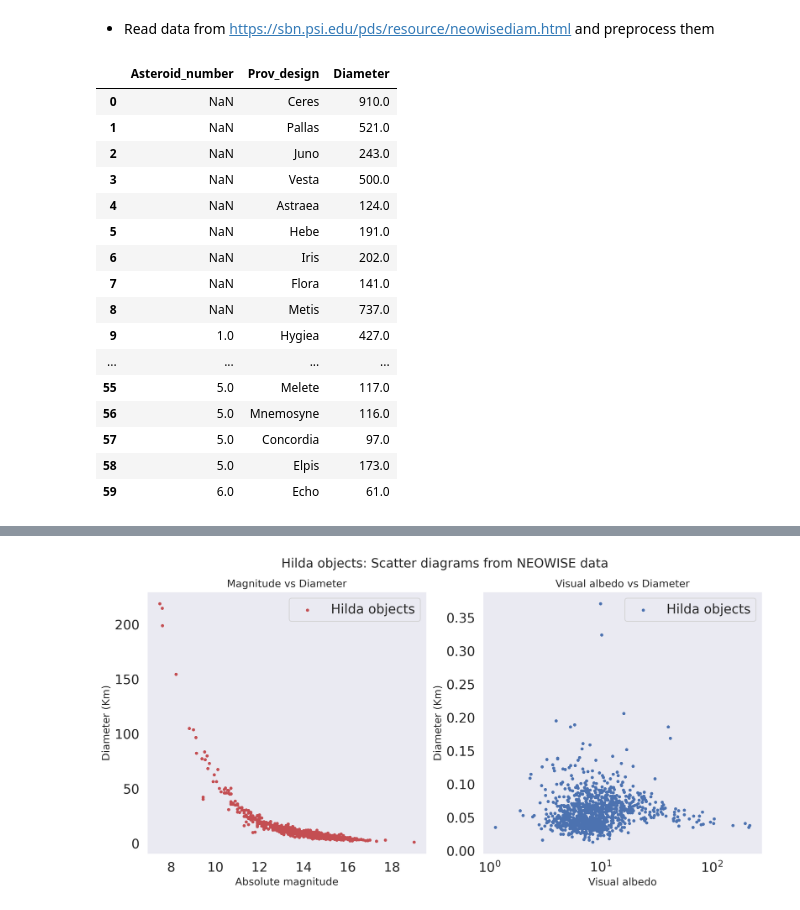
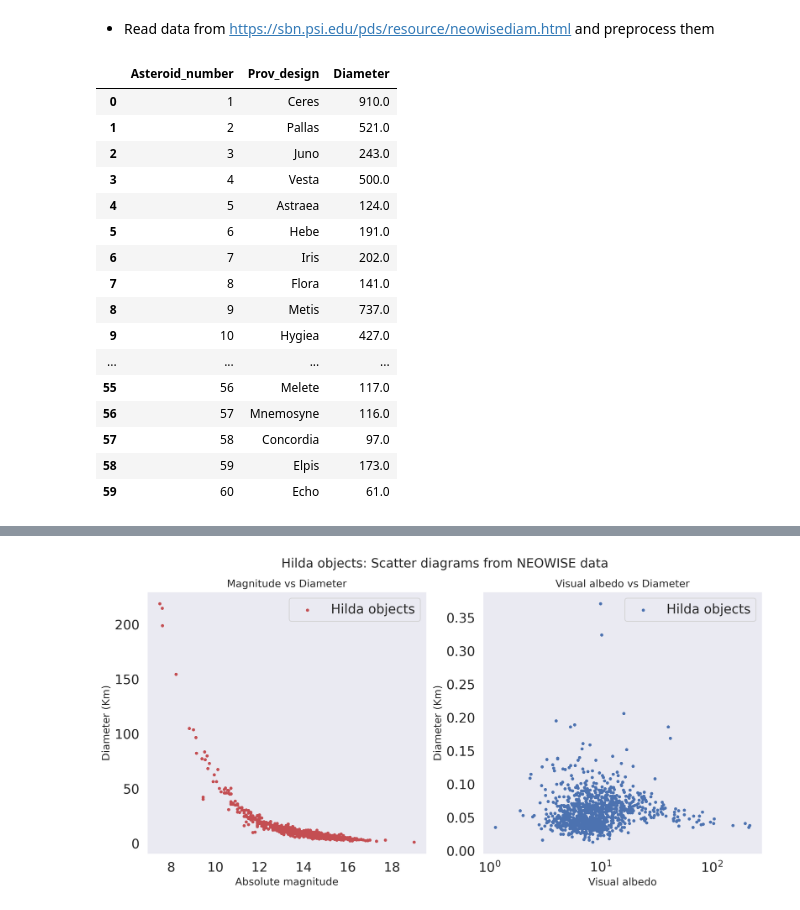
Before and after one commit to alexfum75/Jupiter_Asteroids, a Jupyter notebook: Hilda.ipynb, the cells around one changed output, grey strips where cells are left out. Drawn from its saved outputs; the diff is of its cells as text; code cells hidden in the pictures.

```diff
--- a/Hilda.ipynb
+++ b/Hilda.ipynb
@@ -466,32 +466,31 @@ MPC_Jupyter_no_outliers_Hilda.head(5)
 # %% [markdown]
 - Read data from  https://sbn.psi.edu/pds/resource/neowisediam.html and preprocess them
 # %%
-#colspecs = ((0, 5), (7, 22), (18, 22), (24, 28), (30, 34), (36, 40), (36, 40), (42, 47),)
-colspecs = ((0, 5), (7, 22), (24, 28), (30, 34), (36, 40), (42, 47),)
+colspecs = ((0, 6), (7, 22), (24, 28), (30, 34), (36, 40), (42, 47),)
 names  = ('Asteroid_number', 'Prov_design','2','3','4','Diameter')
 
 iras_df = pd.read_fwf('data/iras_hildas.csv', colspecs=colspecs, header=None, names=names)
 iras_df.drop(['2','3','4'], axis=1, inplace=True)
 
 iras_df.head(60)
 # %% [output]
 |  | Asteroid_number | Prov_design | Diameter |
-| 0 | NaN | Ceres | 910.0 |
-| 1 | NaN | Pallas | 521.0 |
-| 2 | NaN | Juno | 243.0 |
-| 3 | NaN | Vesta | 500.0 |
-| 4 | NaN | Astraea | 124.0 |
-| 5 | NaN | Hebe | 191.0 |
-| 6 | NaN | Iris | 202.0 |
-| 7 | NaN | Flora | 141.0 |
-| 8 | NaN | Metis | 737.0 |
-| 9 | 1.0 | Hygiea | 427.0 |
+| 0 | 1 | Ceres | 910.0 |
+| 1 | 2 | Pallas | 521.0 |
+| 2 | 3 | Juno | 243.0 |
+| 3 | 4 | Vesta | 500.0 |
+| 4 | 5 | Astraea | 124.0 |
+| 5 | 6 | Hebe | 191.0 |
+| 6 | 7 | Iris | 202.0 |
+| 7 | 8 | Flora | 141.0 |
+| 8 | 9 | Metis | 737.0 |
+| 9 | 10 | Hygiea | 427.0 |
 | ... | ... | ... | ... |
-| 55 | 5.0 | Melete | 117.0 |
-| 56 | 5.0 | Mnemosyne | 116.0 |
-| 57 | 5.0 | Concordia | 97.0 |
-| 58 | 5.0 | Elpis | 173.0 |
-| 59 | 6.0 | Echo | 61.0 |
+| 55 | 56 | Melete | 117.0 |
+| 56 | 57 | Mnemosyne | 116.0 |
+| 57 | 58 | Concordia | 97.0 |
+| 58 | 59 | Elpis | 173.0 |
+| 59 | 60 | Echo | 61.0 |
 # %%
 neo_wise_df = pd.read_csv("data/neowise_hildas.csv")
 neo_wise_df.drop(['Slope_param','Mean_JD','N_W1','N_W2','N_W3', 'N_W4','Fit_code','IR_albedo','IR_albedo_err','Beaming_param','Beaming_param_err','Stacked_flag','Reference','Notes'], axis=1, inplace=True)
```
